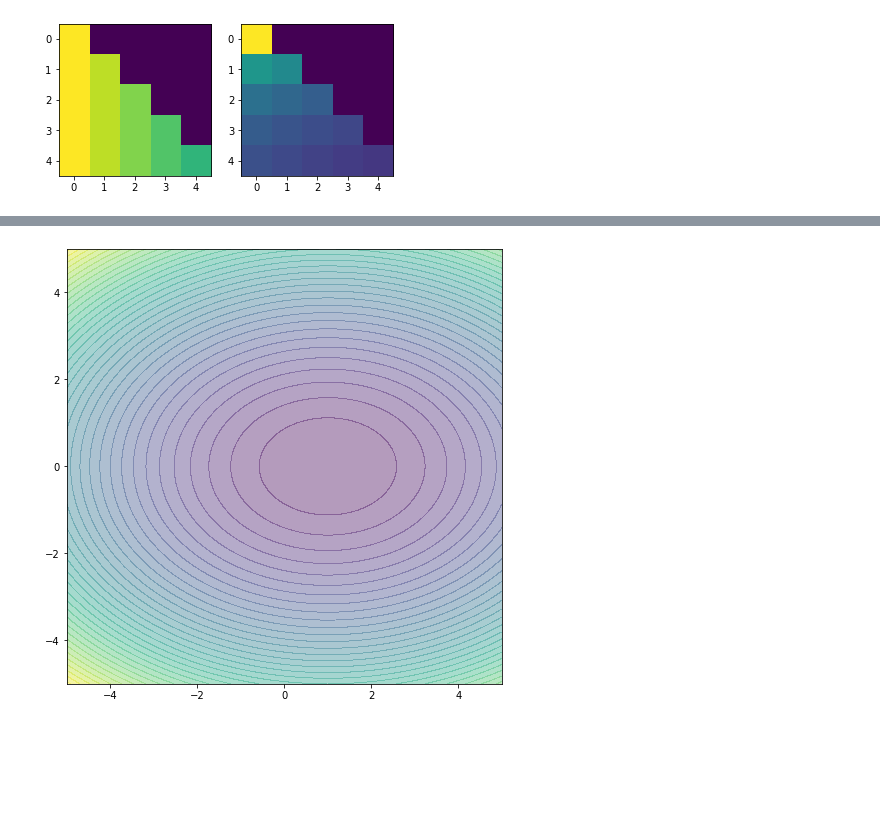
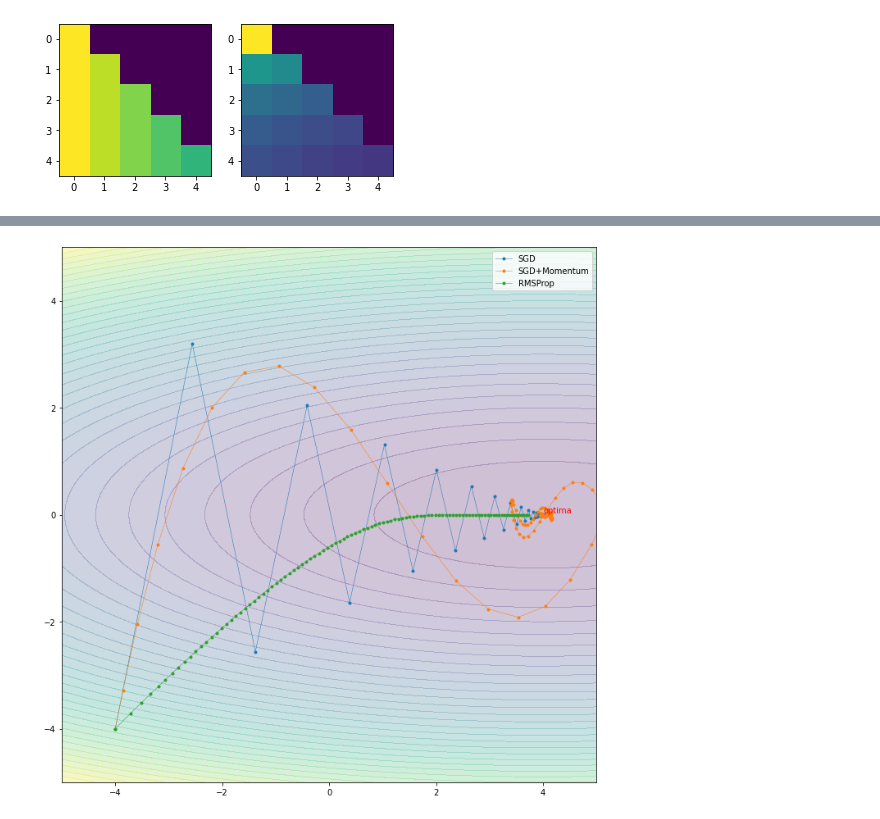
Before and after one commit to ohshane/google-ml-bootcamp-2023, a Jupyter notebook: Coursera/02-ImprovingDeepNeuralNetworks/Week02.ipynb, the cells around one changed output, grey strips where cells are left out. Saved outputs shown, nothing was run; the diff lists cells and outputs as text; code cells hidden in the pictures; blank space fills up the shorter version.

Commit message:
added rmsprop

```diff
--- a/Coursera/02-ImprovingDeepNeuralNetworks/Week02.ipynb
+++ b/Coursera/02-ImprovingDeepNeuralNetworks/Week02.ipynb
@@ -127,17 +127,60 @@ plt.show()
-# %%
-l = np.linspace(-5, 5, 101)
-x1_mesh, x2_mesh = np.meshgrid(l, l, indexing='xy')
-
-def f1(x1, x2):
-    return x1**2 * x2
-
-def f2(x2, x2):
-    return
-
-
-plt.figure(figsize=(8,8))
-plt.contourf(cost(x1_mesh, x2_mesh), levels=40, extent=[-5,5,-5,5], alpha=.4)
-plt.axis('square')
-plt.show()
-# %% [output]
-[figure, removed]
+# %%
+l = np.linspace(-5, 5, 101)
+x1_mesh, x2_mesh = np.meshgrid(l, l, indexing='xy')
+
+optima1, optima2 = optima = (4, 0)
+
+def f(x1, x2):
+    return 1*(x1-optima1)**2 + 10*(x2-optima2)**2
+
+grad_f = [lambda x1, x2: 2*(x1-optima1), lambda x1, x2: 20*(x2-optima2)]
+
+plt.figure(figsize=(12,12))
+plt.contourf(f(x1_mesh, x2_mesh), levels=40, extent=[-5,5,-5,5], alpha=.25)
+plt.axis('square')
+
+alpha = .09
+
+# SGD
+x_history = [np.array([-4, -4])]
+for i in range(100):
+    x = x_history[-1]
+    dx = list(map(lambda f: f(*x), grad_f))
+    dx = np.array(dx)
+    x_history.append(x - alpha*dx)
+x_history = np.stack(x_history, axis=0)
+plt.plot(*x_history.T, lw=.5, marker='.', label='SGD')
+
+# SGD + Momentum (exponentially weighted average)
+x_history = [np.array([-4, -4])]
+beta = 0.9
+v = np.zeros((2,))
+for i in range(100):
+    x = x_history[-1]
+    dx = list(map(lambda f: f(*x), grad_f))
+    dx = np.array(dx)
+    v = beta*v + (1-beta)*dx
+    x_history.append(x - alpha*v)
+x_history = np.stack(x_history, axis=0)
+plt.plot(*x_history.T, lw=.5, marker='.', label='SGD+Momentum')
+
+# RMSProp
+x_history = [np.array([-4, -4])]
+beta = 0.9 # set beta to 0 for better understanding
+s = np.zeros((2,))
+for i in range(100):
+    x = x_history[-1]
+    dx = list(map(lambda f: f(*x), grad_f))
+    dx = np.array(dx)
+    s = beta*s + (1-beta)*dx**2
+    x_history.append(x - alpha*dx/s**(1/2))
+x_history = np.stack(x_history, axis=0)
+plt.plot(*x_history.T, lw=.5, marker='.', label='RMSProp')
+
+
+plt.scatter(*optima, c='r', marker='x')
+plt.text(*optima, s='optima', c='r', ha='left', va='bottom')
+plt.legend()
+plt.show()
+# %% [output]
+[figure, added]
```
Also changed, not shown: parts of 3 cells of this notebook.
